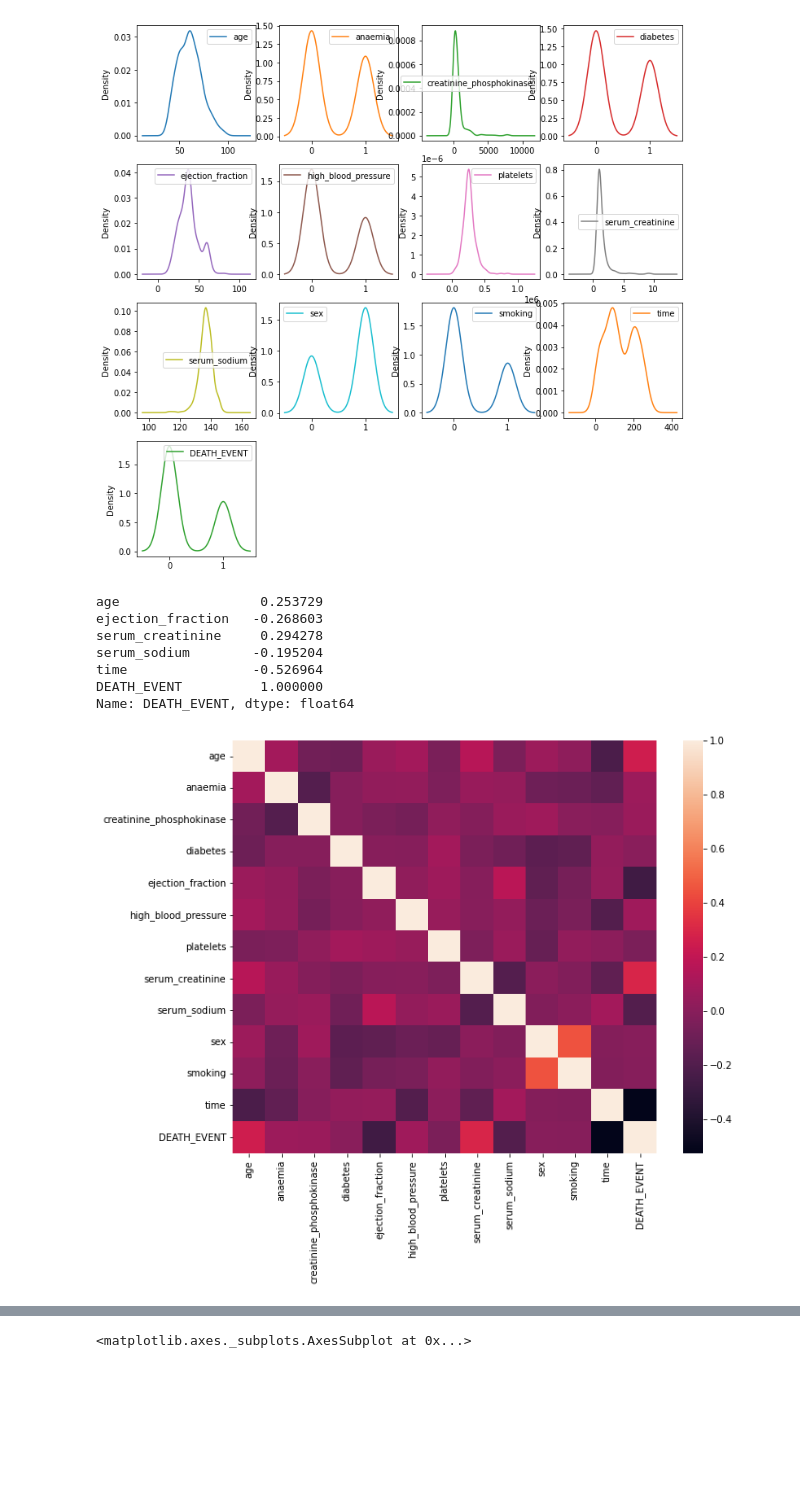
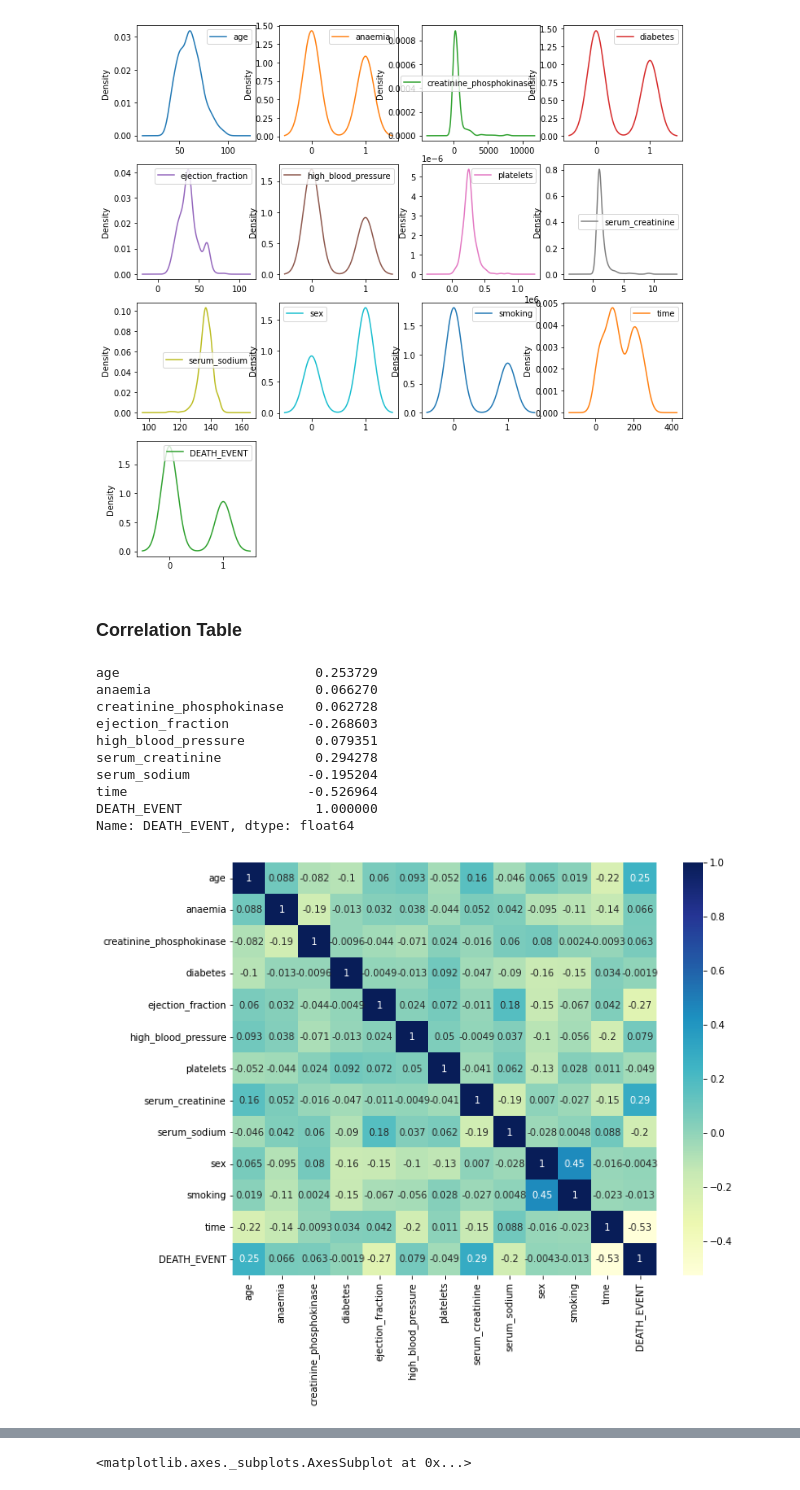
Before and after one commit to Harsh-COE/ML, a Jupyter notebook: ML_Heart_Clinical_Model.ipynb, the cells around one changed output, grey strips where cells are left out. Saved outputs shown, nothing was run; the diff lists cells and outputs as text; code cells hidden in the pictures; blank space fills up the shorter version.

```diff
--- a/ML_Heart_Clinical_Model.ipynb
+++ b/ML_Heart_Clinical_Model.ipynb
@@ -120,0 +5,25 @@ array([[<matplotlib.axes._subplots.AxesSubplot object at 0x...>,
+# %%
+import pandas as pd
+from sklearn import metrics
+import seaborn as sns
+import matplotlib.pyplot as plt
+from sklearn.model_selection import train_test_split
+from mlxtend.plotting import plot_confusion_matrix
+from sklearn.metrics import classification_report,confusion_matrix
+from sklearn import metrics
+from sklearn.neighbors import KNeighborsClassifier
+from sklearn.naive_bayes import GaussianNB
+from sklearn.model_selection import cross_val_score
+from sklearn.linear_model import LogisticRegression
+from sklearn.tree import DecisionTreeClassifier
+from sklearn.metrics import accuracy_score
+from sklearn import tree
+from sklearn.svm import SVC
+from sklearn.ensemble import AdaBoostClassifier
+from sklearn.neural_network import MLPClassifier
+from xgboost.sklearn import XGBClassifier
+from sklearn.ensemble import GradientBoostingClassifier
+from sklearn.discriminant_analysis import QuadraticDiscriminantAnalysis
+import lightgbm as lgb
+from sklearn.ensemble import ExtraTreesClassifier
+df1 = pd.read_csv("https://raw.githubusercontent.com/samarth1345/hpc/main/heart_failure_clinical_records_dataset.csv?token=GHSAT0AAAAAABPG3CA53WRI7SIXPBFCPQKSY2OPHIQ" )
@@ -122,20 +35,24 @@ array([[<matplotlib.axes._subplots.AxesSubplot object at 0x...>,
 df1.plot(kind = 'density', subplots= True, layout = (4,4), sharex =False, figsize = (12, 12));
 # %% [output]
 [figure]
+# %% [markdown]
+### **Correlation Table**
 # %%
-import seaborn as sns
 plt.figure(figsize=(10,8))
-sns.heatmap(df1.corr())
-df1.corr()[abs(df1.corr()['DEATH_EVENT']) > 0.1]['DEATH_EVENT']
+sns.heatmap(df1.corr() ,cmap="YlGnBu", annot=True)
+df1.corr()[abs(df1.corr()['DEATH_EVENT']) > 0.05]['DEATH_EVENT']
 # %% [output]
-age                  0.253729
-ejection_fraction   -0.268603
-serum_creatinine     0.294278
-serum_sodium        -0.195204
-time                -0.526964
-DEATH_EVENT          1.000000
+age                         0.253729
+anaemia                     0.066270
+creatinine_phosphokinase    0.062728
+ejection_fraction          -0.268603
+high_blood_pressure         0.079351
+serum_creatinine            0.294278
+serum_sodium               -0.195204
+time                       -0.526964
+DEATH_EVENT                 1.000000
 Name: DEATH_EVENT, dtype: float64
-[figure, old version]
+[figure, new version]
 # %%
 # df = df1.drop(columns='time', axis=1)
 # print();
```
Also changed, not shown: parts of 116 cells of this notebook.
